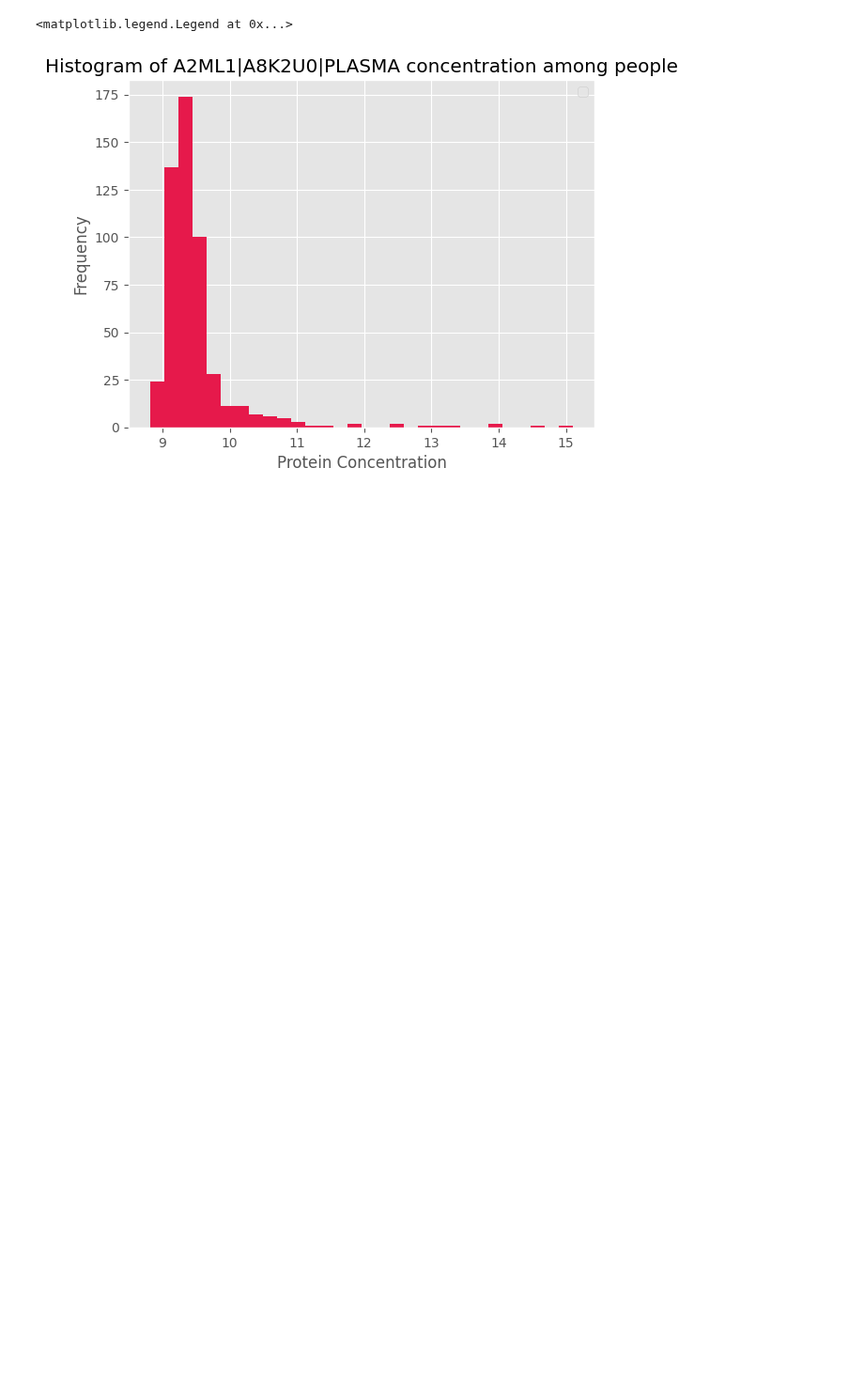
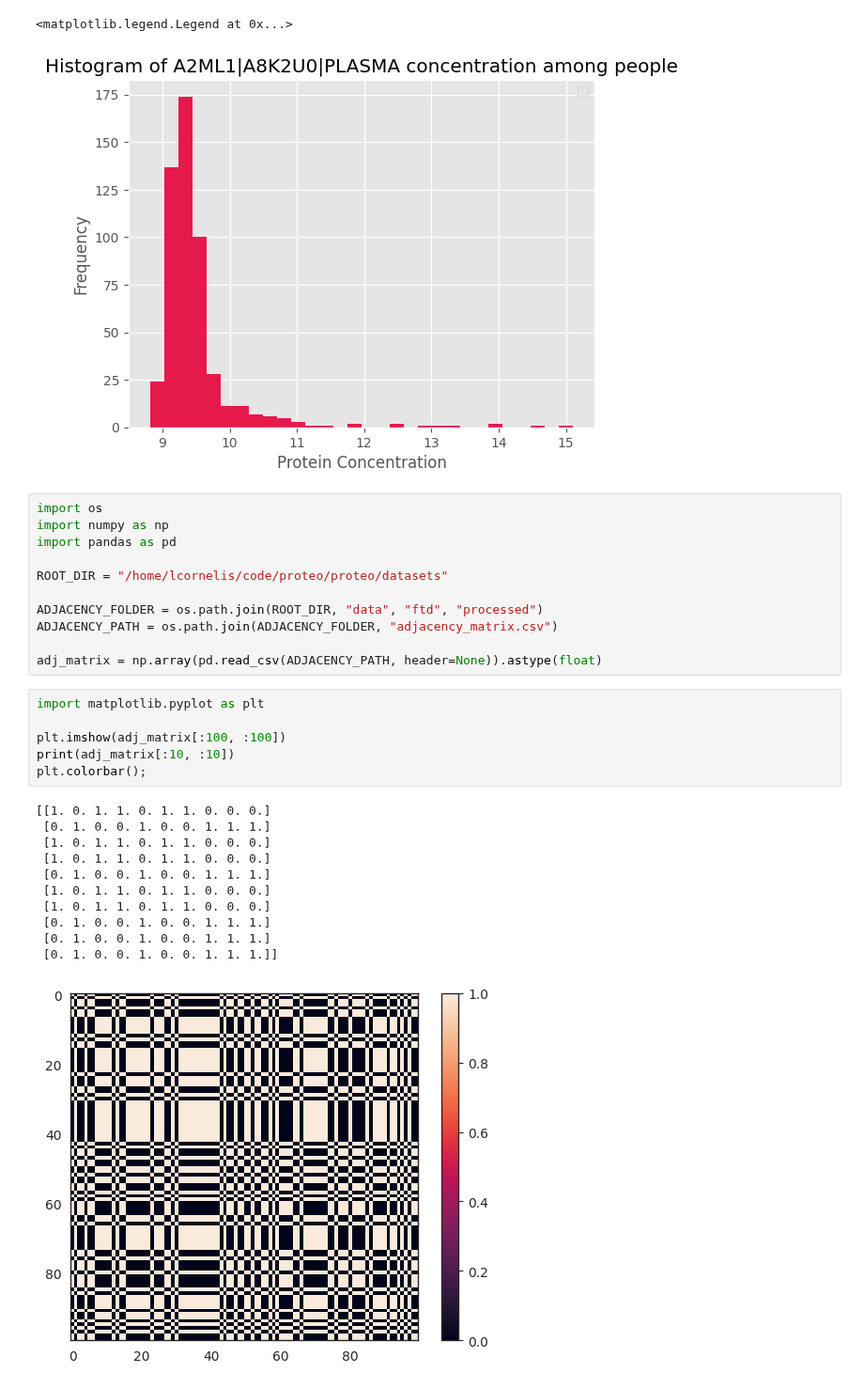
Before and after one commit to geometric-intelligence/proteo, a Jupyter notebook: proteo/data_exploration.ipynb, the cells around one changed output. Shown at 94% size. Drawn from its saved outputs; the diff is of its cells as text; blank space fills up the shorter version.

```diff
--- a/proteo/data_exploration.ipynb
+++ b/proteo/data_exploration.ipynb
@@ -100,3 +101,32 @@ plt.legend(loc='upper right')
 No artists with labels found to put in legend.  Note that artists whose label start with an underscore are ignored when legend() is called with no argument.
 <matplotlib.legend.Legend at 0x...>
 [figure]
+# %%
+import os
+import numpy as np
+import pandas as pd
+
+ROOT_DIR = "/home/lcornelis/code/proteo/proteo/datasets"
+
+ADJACENCY_FOLDER = os.path.join(ROOT_DIR, "data", "ftd", "processed")
+ADJACENCY_PATH = os.path.join(ADJACENCY_FOLDER, "adjacency_matrix.csv")
+
+adj_matrix = np.array(pd.read_csv(ADJACENCY_PATH, header=None)).astype(float)
+# %%
+import matplotlib.pyplot as plt
+
+plt.imshow(adj_matrix[:100, :100])
+print(adj_matrix[:10, :10])
+plt.colorbar();
+# %% [output]
+[[1. 0. 1. 1. 0. 1. 1. 0. 0. 0.]
+ [0. 1. 0. 0. 1. 0. 0. 1. 1. 1.]
+ [1. 0. 1. 1. 0. 1. 1. 0. 0. 0.]
+ [1. 0. 1. 1. 0. 1. 1. 0. 0. 0.]
+ [0. 1. 0. 0. 1. 0. 0. 1. 1. 1.]
+ [1. 0. 1. 1. 0. 1. 1. 0. 0. 0.]
+ [1. 0. 1. 1. 0. 1. 1. 0. 0. 0.]
+ [0. 1. 0. 0. 1. 0. 0. 1. 1. 1.]
+ [0. 1. 0. 0. 1. 0. 0. 1. 1. 1.]
+ [0. 1. 0. 0. 1. 0. 0. 1. 1. 1.]]
+[figure, added]
```
Also changed, not shown: parts of 2 cells of this notebook, 4 other files.
